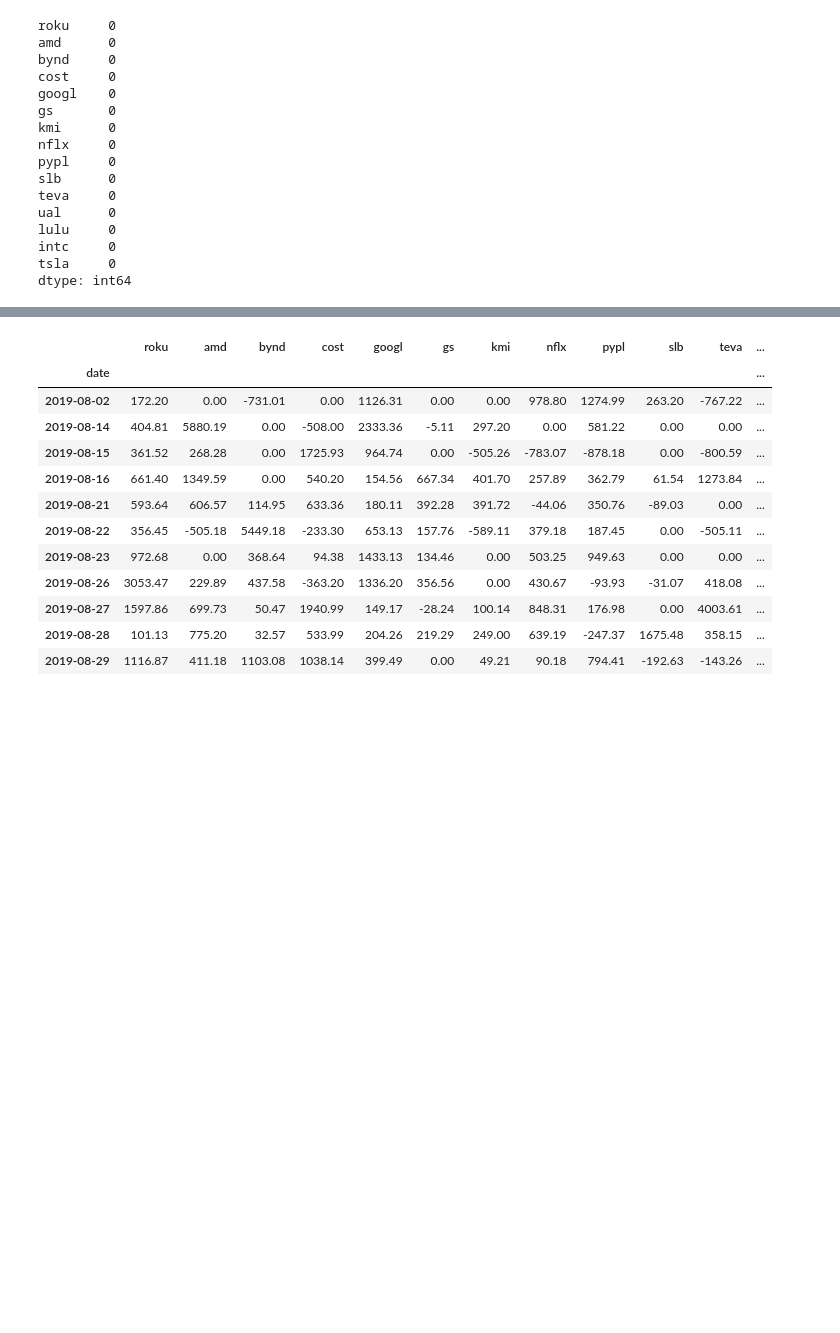
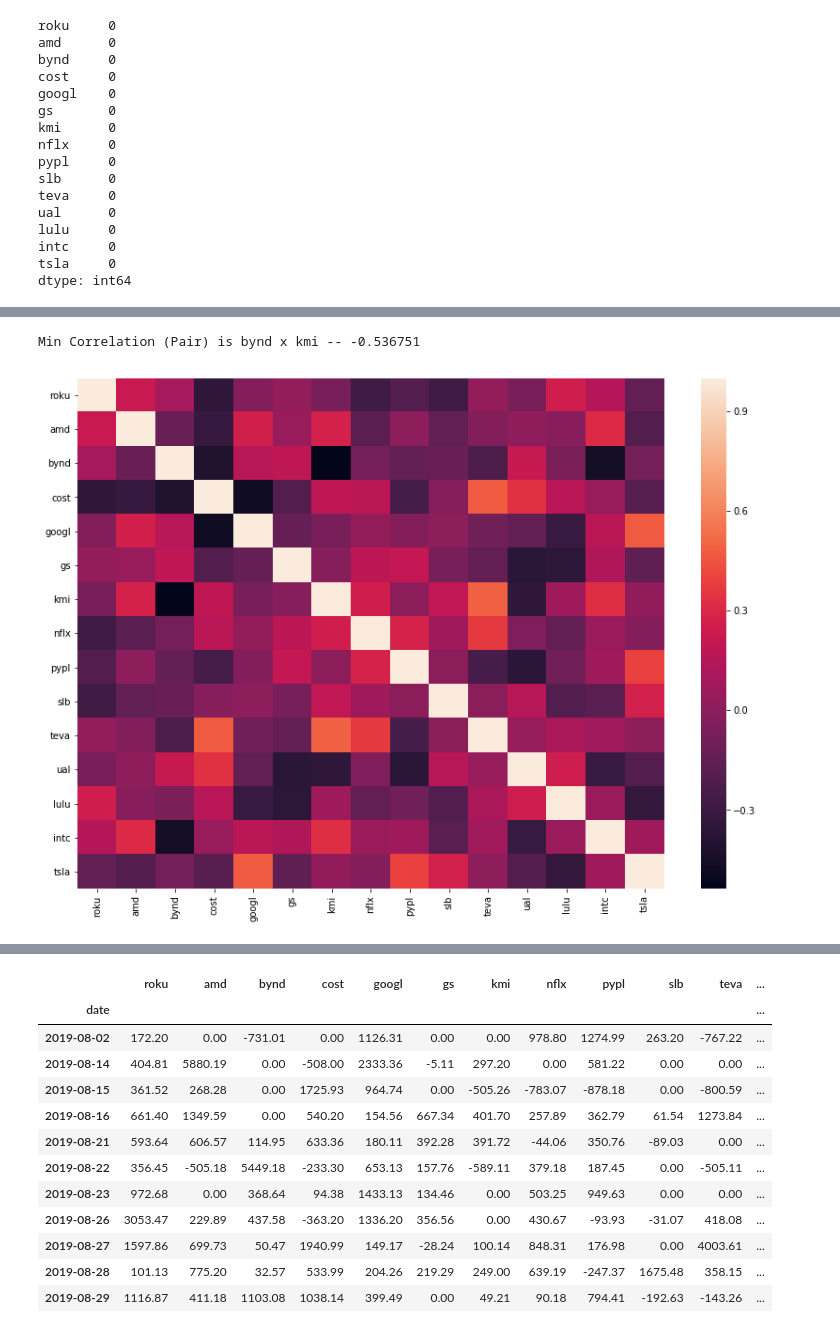
Before and after one commit to zoakes/WSB, a Jupyter notebook: assignments/Intro_Data_Clean.ipynb, the cells around one changed output, grey strips where cells are left out. Saved outputs shown, nothing was run; the diff lists cells and outputs as text; code cells hidden in the pictures; blank space fills up the shorter version.

Commit message:
Added Bonus Content

```diff
--- a/assignments/Intro_Data_Clean.ipynb
+++ b/assignments/Intro_Data_Clean.ipynb
@@ -253,3 +260,7 @@ lulu     0
 intc     0
 tsla     0
 dtype: int64
+# %%
+'''Bonus -- Correlation matrix'''
+corr = log_rets.corr()
+corr
@@ -256,3 +305,21 @@ dtype: int64
+# %%
+'''Bonus Continued'''
+min_corr = corr.min() #.min() #To find outright minimum
+first_inst = min_corr.sort_values().head(1).index #To include Index (ticker in series) (Find first value -- bynd)
+
+abs_min = corr.min().min()
+
+instrument = corr.loc[corr['bynd'] == abs_min].index
+print(f'Min Correlation (Pair) is {first_inst[0]} x {instrument[0]} -- {round(abs_min,6)}')
+# %% [output]
+Min Correlation (Pair) is bynd x kmi -- -0.536751
+# %%
+'''Bonus Final'''
+import seaborn as sns
+ax = sns.heatmap(corr)
+ax.figure.set_size_inches(14,10)
+# %% [output]
+[figure, added]
 # %%
 '''More complex operations -- '''
 
```
Also changed, not shown: parts of 8 cells of this notebook.
